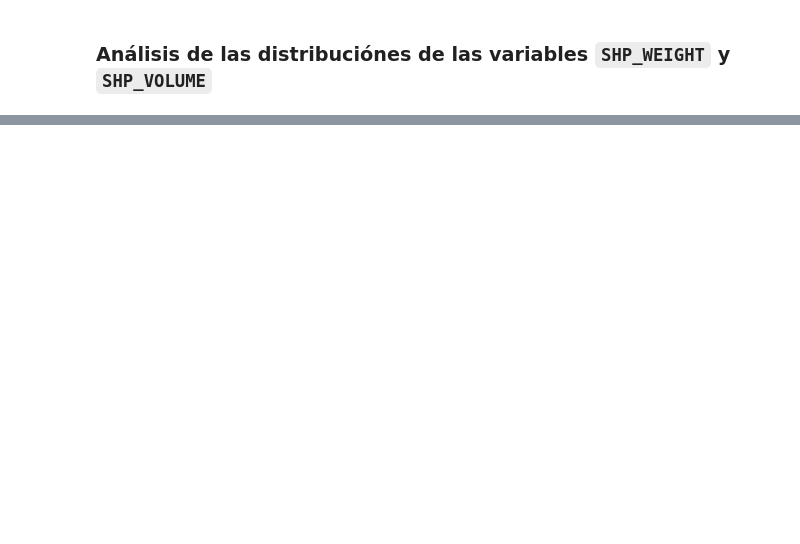
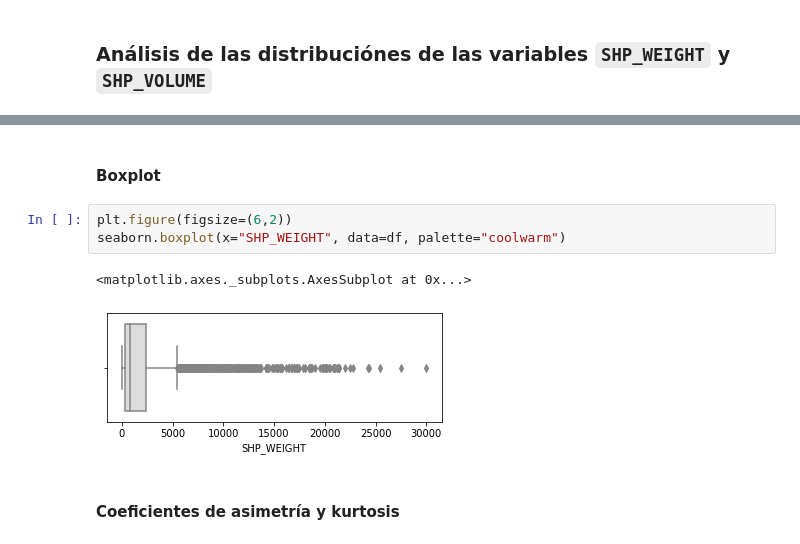
Before and after one commit to fyghero/mentoria_diplodatos2019, a Jupyter notebook: tp2/AnalisisCuracion.ipynb, the cells around one changed output, grey strips where cells are left out. Cells and saved outputs as stored; diff of their text form; blank space fills up the shorter version.

```diff
--- a/tp2/AnalisisCuracion.ipynb
+++ b/tp2/AnalisisCuracion.ipynb
@@ -528,0 +547,10 @@ df.sample(3)
+# %% [markdown]
+#### Boxplot
+# %%
+plt.figure(figsize=(6,2))
+seaborn.boxplot(x="SHP_WEIGHT", data=df, palette="coolwarm")
+# %% [output]
+<matplotlib.axes._subplots.AxesSubplot at 0x...>
+[figure, added]
+# %% [markdown]
+#### Coeficientes de asimetría y kurtosis
```
Also changed, not shown: parts of 49 cells of this notebook.
